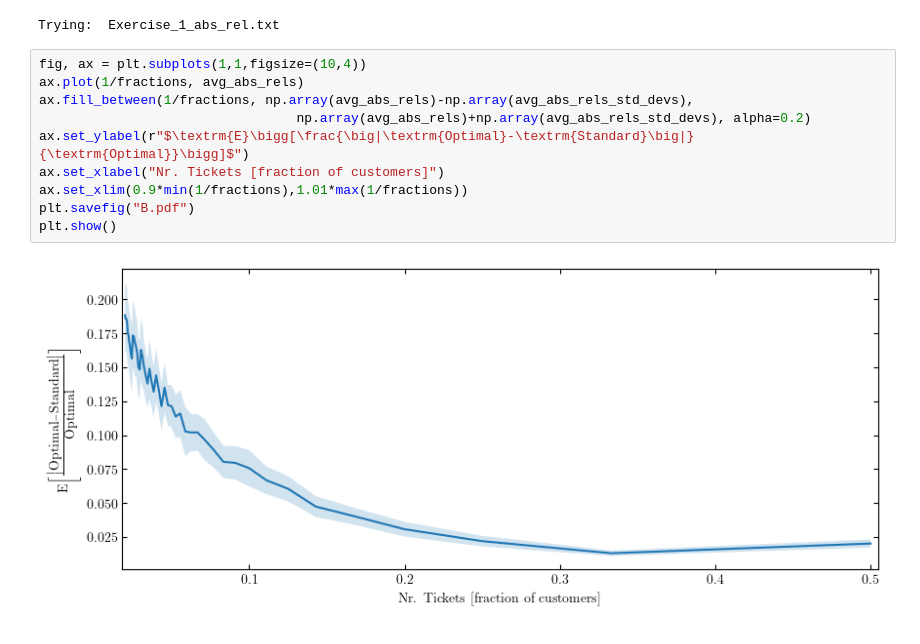
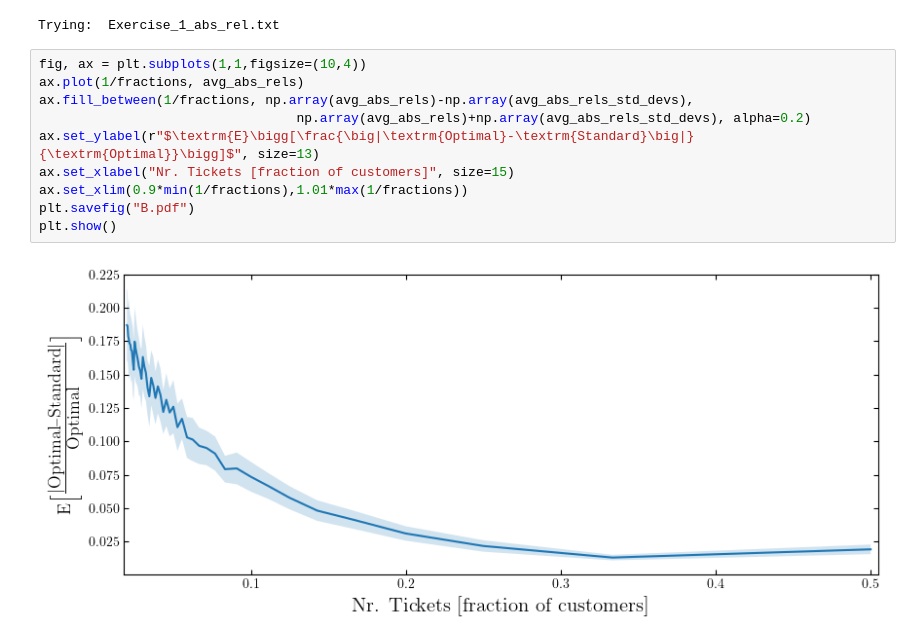
Before and after one commit to seba2390/RandomizedAlgorithms2023, a Jupyter notebook: Project 3/python/main.ipynb, the cells around one changed output. Cells and saved outputs as stored; diff of their text form.

```diff
--- a/Project 3/python/main.ipynb
+++ b/Project 3/python/main.ipynb
@@ -187,12 +187,12 @@ Trying:  Exercise_1_abs_rel.txt
 # %%
 fig, ax = plt.subplots(1,1,figsize=(10,4))
 ax.plot(1/fractions, avg_abs_rels)
 ax.fill_between(1/fractions, np.array(avg_abs_rels)-np.array(avg_abs_rels_std_devs),
                                  np.array(avg_abs_rels)+np.array(avg_abs_rels_std_devs), alpha=0.2)
-ax.set_ylabel(r"$\textrm{E}\bigg[\frac{\big|\textrm{Optimal}-\textrm{Standard}\big|}{\textrm{Optimal}}\bigg]$")
-ax.set_xlabel("Nr. Tickets [fraction of customers]")
+ax.set_ylabel(r"$\textrm{E}\bigg[\frac{\big|\textrm{Optimal}-\textrm{Standard}\big|}{\textrm{Optimal}}\bigg]$", size=13)
+ax.set_xlabel("Nr. Tickets [fraction of customers]", size=15)
 ax.set_xlim(0.9*min(1/fractions),1.01*max(1/fractions))
 plt.savefig("B.pdf")
 plt.show()
 # %% [output]
-[figure, old version]
+[figure, new version]
```
Also changed, not shown: parts of 2 cells of this notebook, 17 other files.
